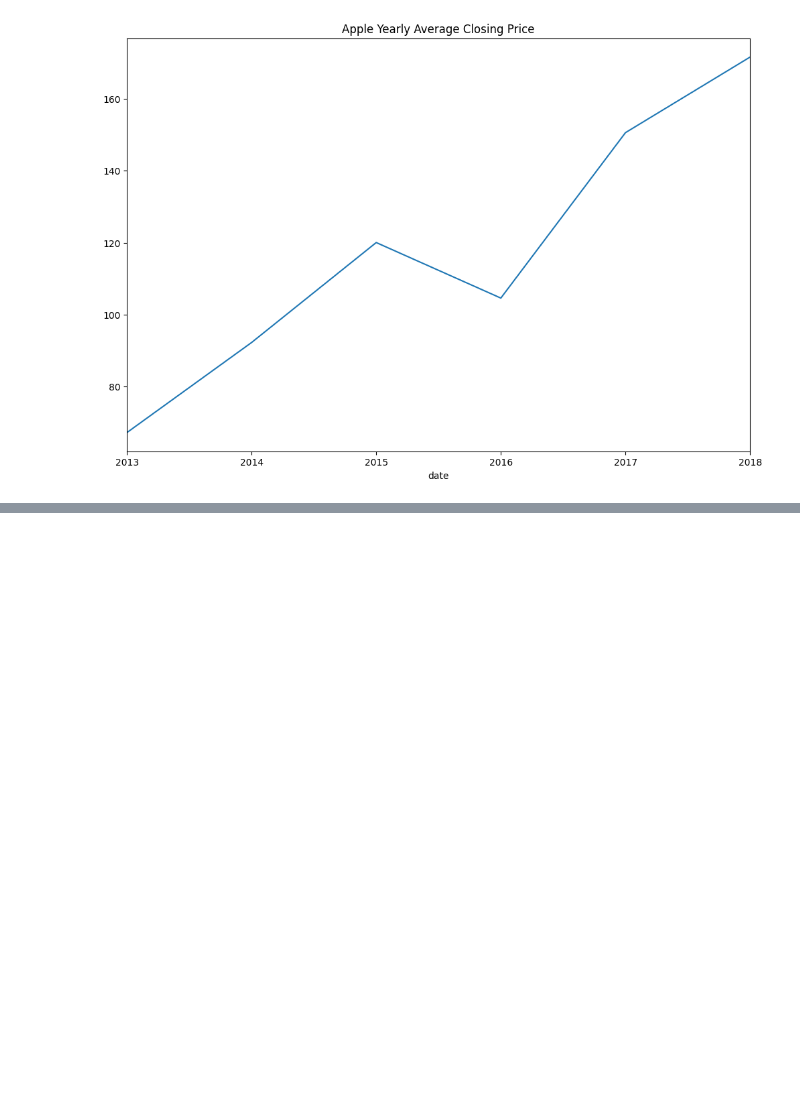
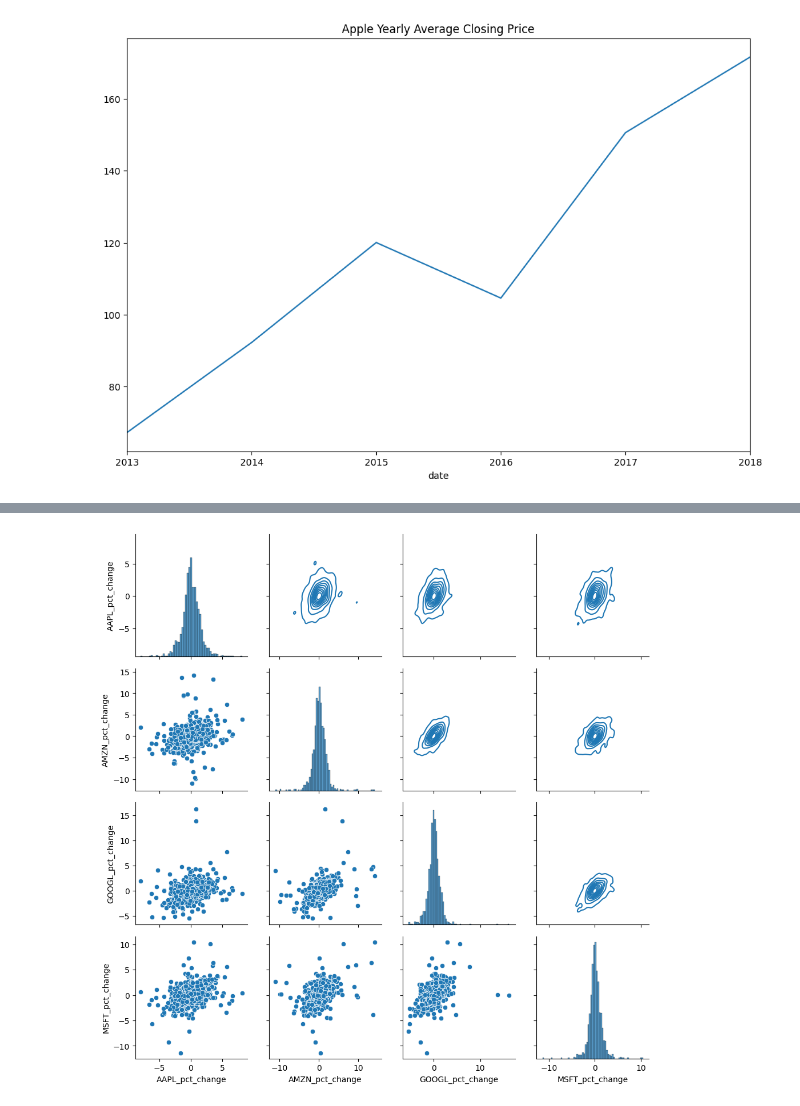
Before and after one commit to astoncrawley/us-stock-market-index, a Jupyter notebook: notebooks/us-stock-market-analysis.ipynb, the cells around one changed output, grey strips where cells are left out. Cells and saved outputs as stored; diff of their text form; code cells hidden in the pictures; blank space fills up the shorter version.

```diff
--- a/notebooks/us-stock-market-analysis.ipynb
+++ b/notebooks/us-stock-market-analysis.ipynb
@@ -277,0 +335,4 @@ close_df.corr()
+# %%
+# Calculate daily percentage change for all stocks and add as new columns to close_df
+for column in close_df.columns:
+    close_df[f"{column}_pct_change"] = (close_df[column] - close_df[column].shift(1)) / close_df[column].shift(1) * 100
@@ -277,0 +373,4 @@ close_df.corr()
+# %%
+# Created percentage change dataframe
+change_df = close_df[[f"{stock}_pct_change" for stock in stock_tickers]].copy()
+change_df
@@ -277,0 +392,9 @@ close_df.corr()
+# %%
+# Plot pairgrid to visualise relationships between daily percentage changes of different stocks
+grid = sns.PairGrid(change_df)
+grid.map_diag(sns.histplot)
+grid.map_lower(sns.scatterplot)
+grid.map_upper(sns.kdeplot)
+plt.show()
+# %% [output]
+[figure, added]
```
Also changed, not shown: parts of 37 cells of this notebook.
